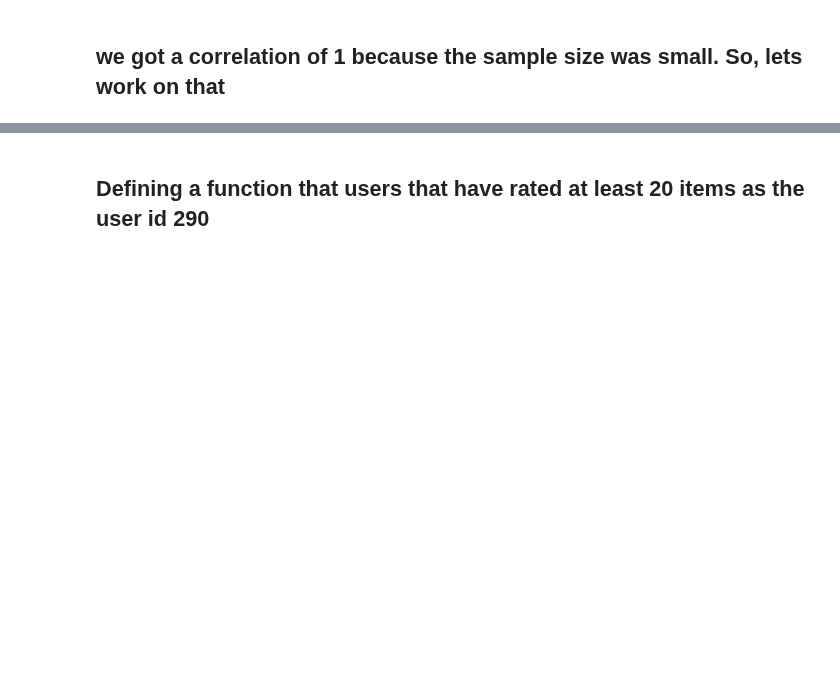
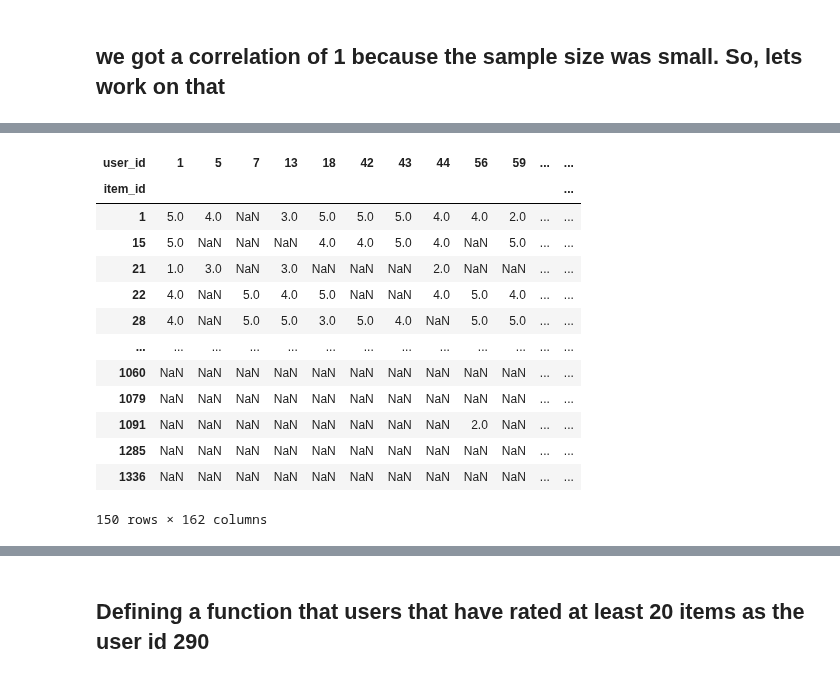
Before and after one commit to ali-d-nasseri/Recommender-System, a Jupyter notebook: Recommender Project.ipynb, the cells around one changed output, grey strips where cells are left out. Saved outputs shown, nothing was run; the diff lists cells and outputs as text; code cells hidden in the pictures; blank space fills up the shorter version.

```diff
--- a/Recommender Project.ipynb
+++ b/Recommender Project.ipynb
@@ -440,0 +301,23 @@ n
+# %%
+fixed_indices = []
+for i in item_ids_rated_by_290:
+    fixed_indices.append(i-1)
+# %%
+matrix_users_and_items = matrix_users.iloc[fixed_indices]
+# %%
+matrix_users_and_items
+# %% [output]
+| user_id | 1 | 5 | 7 | 13 | 18 | 42 | 43 | 44 | 56 | 59 | ... | ... |
+| item_id |  |  |  |  |  |  |  |  |  |  |  | ... |
+| 1 | 5.0 | 4.0 | NaN | 3.0 | 5.0 | 5.0 | 5.0 | 4.0 | 4.0 | 2.0 | ... | ... |
+| 15 | 5.0 | NaN | NaN | NaN | 4.0 | 4.0 | 5.0 | 4.0 | NaN | 5.0 | ... | ... |
+| 21 | 1.0 | 3.0 | NaN | 3.0 | NaN | NaN | NaN | 2.0 | NaN | NaN | ... | ... |
+| 22 | 4.0 | NaN | 5.0 | 4.0 | 5.0 | NaN | NaN | 4.0 | 5.0 | 4.0 | ... | ... |
+| 28 | 4.0 | NaN | 5.0 | 5.0 | 3.0 | 5.0 | 4.0 | NaN | 5.0 | 5.0 | ... | ... |
+| ... | ... | ... | ... | ... | ... | ... | ... | ... | ... | ... | ... | ... |
+| 1060 | NaN | NaN | NaN | NaN | NaN | NaN | NaN | NaN | NaN | NaN | ... | ... |
+| 1079 | NaN | NaN | NaN | NaN | NaN | NaN | NaN | NaN | NaN | NaN | ... | ... |
+| 1091 | NaN | NaN | NaN | NaN | NaN | NaN | NaN | NaN | 2.0 | NaN | ... | ... |
+| 1285 | NaN | NaN | NaN | NaN | NaN | NaN | NaN | NaN | NaN | NaN | ... | ... |
+| 1336 | NaN | NaN | NaN | NaN | NaN | NaN | NaN | NaN | NaN | NaN | ... | ... |
+150 rows × 162 columns
```
Also changed, not shown: parts of 68 cells of this notebook, 1 other file.
